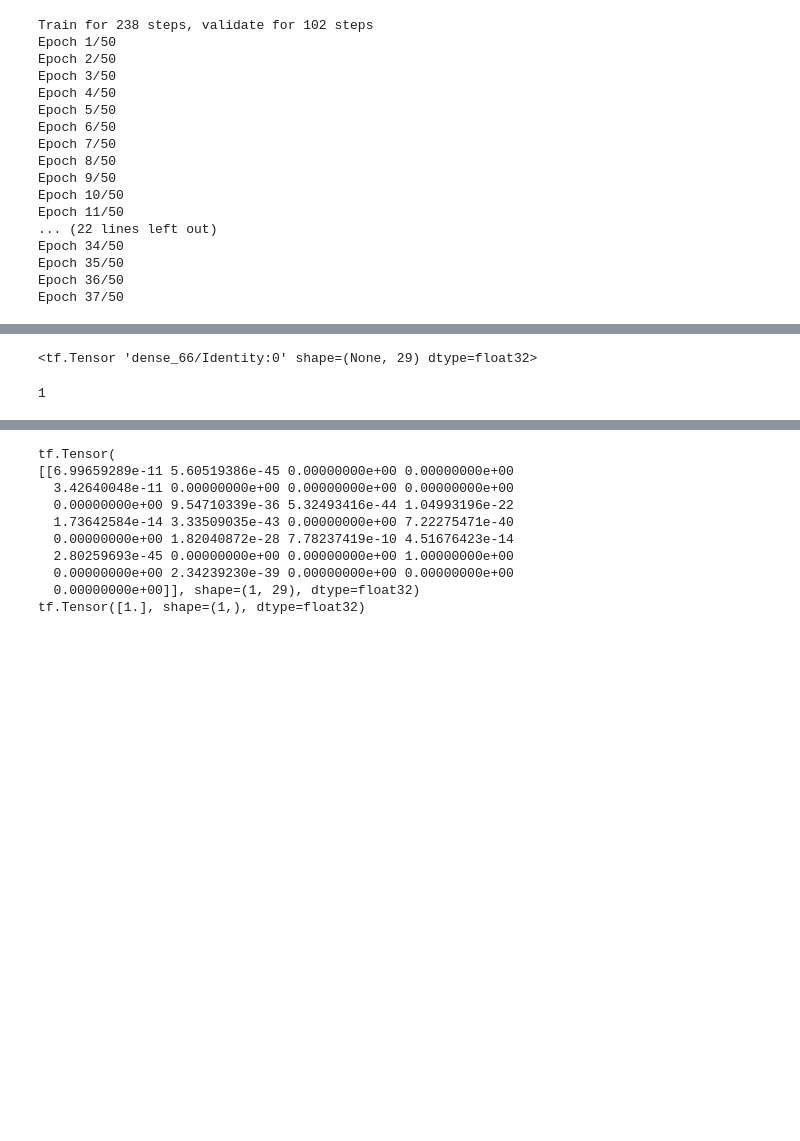
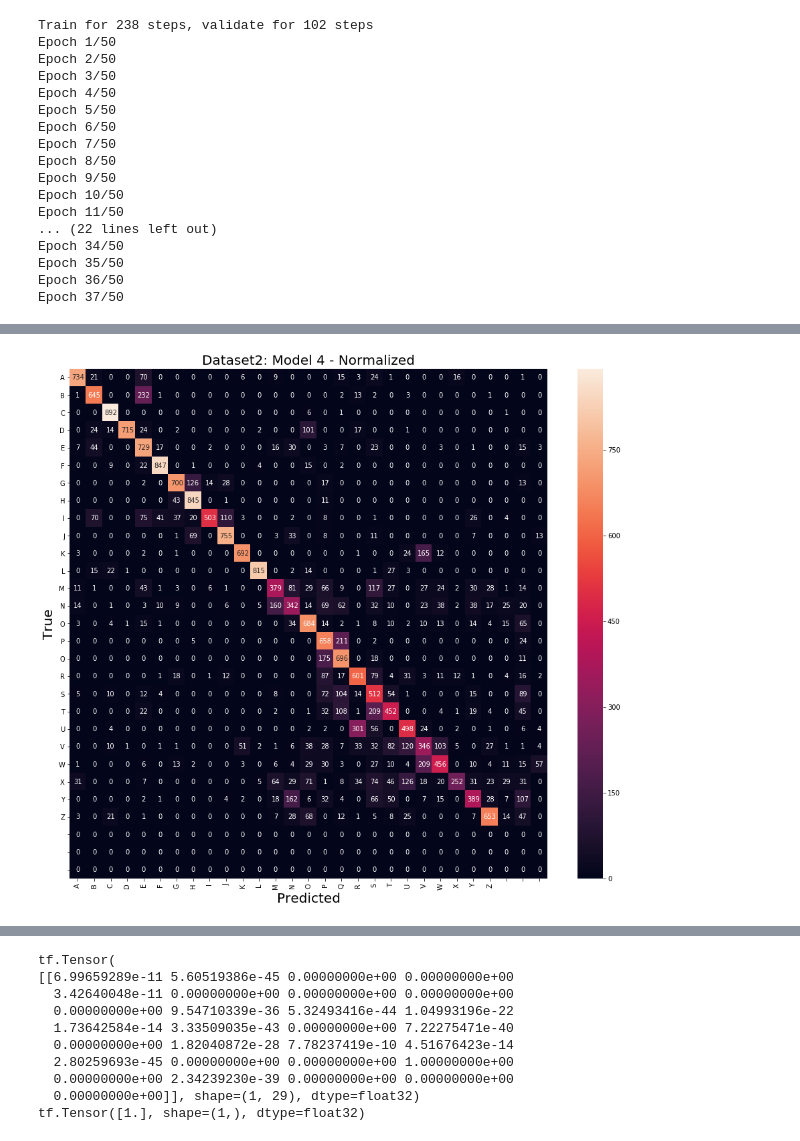
Before and after one commit to abigailfrancis/EE382_ASL_recognition, a Jupyter notebook: Data_Preprocessing.ipynb, the cells around one changed output, grey strips where cells are left out. Saved outputs shown, nothing was run; the diff lists cells and outputs as text; code cells hidden in the pictures; blank space fills up the shorter version.

```diff
--- a/Data_Preprocessing.ipynb
+++ b/Data_Preprocessing.ipynb
@@ -478,9 +359,21 @@ plt.show()
-# %%
-layer_names=[layer.name for layer in model.layers]
-model.get_layer(layer_names[-1]).output
-# %% [output]
-<tf.Tensor 'dense_66/Identity:0' shape=(None, 29) dtype=float32>
-# %%
-len(train_generator)
-# %% [output]
-1
+# %%
+# Plot confusion matrix in a beautiful manner
+fig = plt.figure(figsize=(16, 14))
+ax= plt.subplot()
+sns.heatmap(cm4, annot=True, ax = ax, fmt = 'g'); #annot=True to annotate cells
+# labels, title and ticks
+ax.set_xlabel('Predicted', fontsize=20)
+ax.xaxis.set_label_position('bottom')
+plt.xticks(rotation=90)
+ax.xaxis.tick_bottom()
+ax.xaxis.set_ticklabels(test_generator.class_indices, fontsize = 10)
+ax.set_ylabel('True', fontsize=20)
+ax.yaxis.set_ticklabels(test_generator.class_indices, fontsize = 10)
+plt.yticks(rotation=0)
+
+plt.title('Dataset2: Model 4 - Normalized', fontsize=20)
+
+plt.savefig('Model4_Dataset2.png')
+plt.show()
+# %% [output]
+[figure, added]
```
Also changed, not shown: parts of 39 cells of this notebook, 33 other files.
